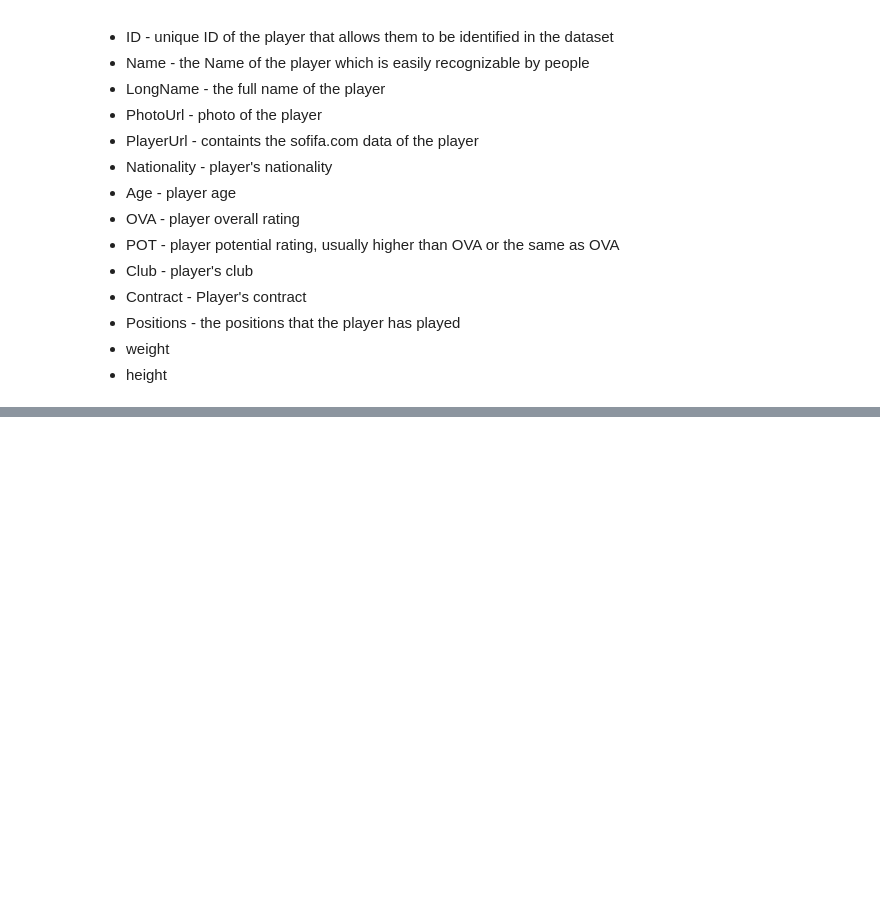
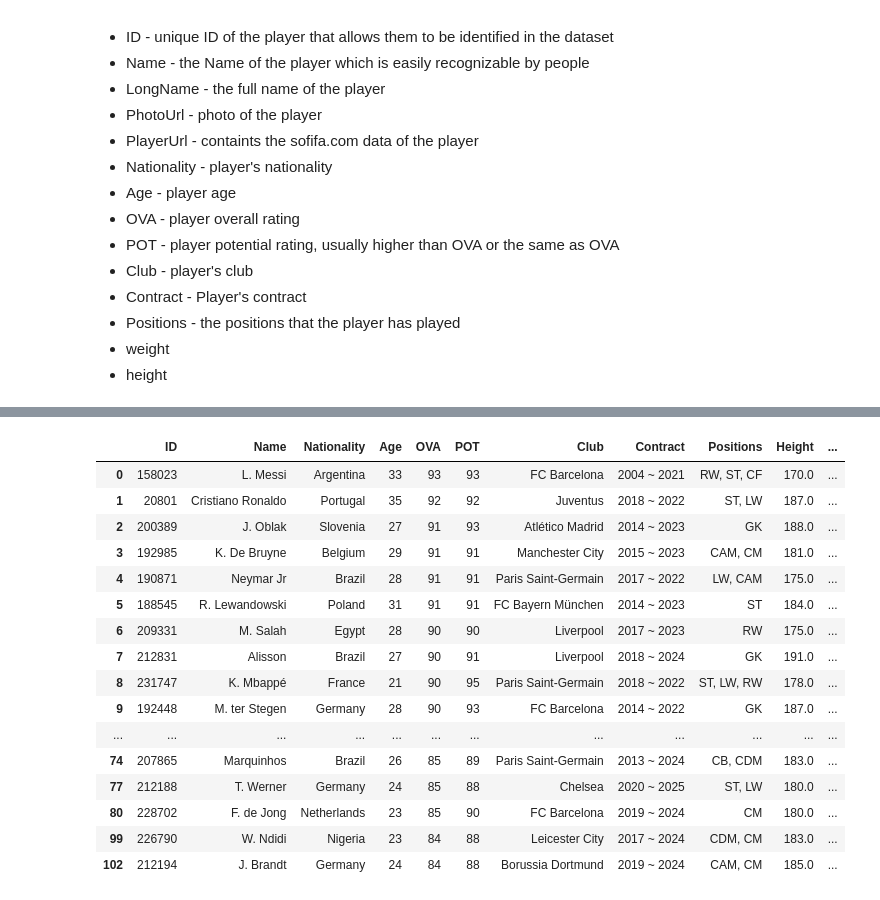
Before and after one commit to QAZYD/eda-repository, a Jupyter notebook: Untitled-1.ipynb, the cells around one changed output, grey strips where cells are left out. Cells and saved outputs as stored; diff of their text form; code cells hidden in the pictures; blank space fills up the shorter version.

```diff
--- a/Untitled-1.ipynb
+++ b/Untitled-1.ipynb
@@ -90,0 +385,13 @@ dtype: int64
+# %%
+def convert_to_kg(row):
+    if 'lbs' in row['Weight_clean']:
+        return row['Weight_value'] * 0.453592
+    elif 'kg' in row['Weight_clean']:
+        return row['Weight_value']
+    else:
+        return np.nan  # Unknown or invalid
+# %%
+df['Weight_kg'] = df.apply(convert_to_kg, axis=1)
+# %%
+df.drop(columns=['Weight', 'Weight_clean', 'Weight_value'], inplace=True)
+df.rename(columns={'Weight_kg': 'Weight'}, inplace=True)
@@ -90,0 +430,2 @@ dtype: int64
+# %%
+df['Preferred Foot'] = df['Preferred Foot'].str.strip().str.title()
@@ -90,0 +444,20 @@ dtype: int64
+# %%
+df[df['BOV'] > 86]
+# %% [output]
+|  | ID | Name | Nationality | Age | OVA | POT | Club | Contract | Positions | Height | ... |
+| 0 | 158023 | L. Messi | Argentina | 33 | 93 | 93 | FC Barcelona | 2004 ~ 2021 | RW, ST, CF | 170.0 | ... |
+| 1 | 20801 | Cristiano Ronaldo | Portugal | 35 | 92 | 92 | Juventus | 2018 ~ 2022 | ST, LW | 187.0 | ... |
+| 2 | 200389 | J. Oblak | Slovenia | 27 | 91 | 93 | Atlético Madrid | 2014 ~ 2023 | GK | 188.0 | ... |
+| 3 | 192985 | K. De Bruyne | Belgium | 29 | 91 | 91 | Manchester City | 2015 ~ 2023 | CAM, CM | 181.0 | ... |
+| 4 | 190871 | Neymar Jr | Brazil | 28 | 91 | 91 | Paris Saint-Germain | 2017 ~ 2022 | LW, CAM | 175.0 | ... |
+| 5 | 188545 | R. Lewandowski | Poland | 31 | 91 | 91 | FC Bayern München | 2014 ~ 2023 | ST | 184.0 | ... |
+| 6 | 209331 | M. Salah | Egypt | 28 | 90 | 90 | Liverpool | 2017 ~ 2023 | RW | 175.0 | ... |
+| 7 | 212831 | Alisson | Brazil | 27 | 90 | 91 | Liverpool | 2018 ~ 2024 | GK | 191.0 | ... |
+| 8 | 231747 | K. Mbappé | France | 21 | 90 | 95 | Paris Saint-Germain | 2018 ~ 2022 | ST, LW, RW | 178.0 | ... |
+| 9 | 192448 | M. ter Stegen | Germany | 28 | 90 | 93 | FC Barcelona | 2014 ~ 2022 | GK | 187.0 | ... |
+| ... | ... | ... | ... | ... | ... | ... | ... | ... | ... | ... | ... |
+| 74 | 207865 | Marquinhos | Brazil | 26 | 85 | 89 | Paris Saint-Germain | 2013 ~ 2024 | CB, CDM | 183.0 | ... |
+| 77 | 212188 | T. Werner | Germany | 24 | 85 | 88 | Chelsea | 2020 ~ 2025 | ST, LW | 180.0 | ... |
+| 80 | 228702 | F. de Jong | Netherlands | 23 | 85 | 90 | FC Barcelona | 2019 ~ 2024 | CM | 180.0 | ... |
+| 99 | 226790 | W. Ndidi | Nigeria | 23 | 84 | 88 | Leicester City | 2017 ~ 2024 | CDM, CM | 183.0 | ... |
+| 102 | 212194 | J. Brandt | Germany | 24 | 84 | 88 | Borussia Dortmund | 2019 ~ 2024 | CAM, CM | 185.0 | ... |
```
Also changed, not shown: parts of 56 cells of this notebook.
